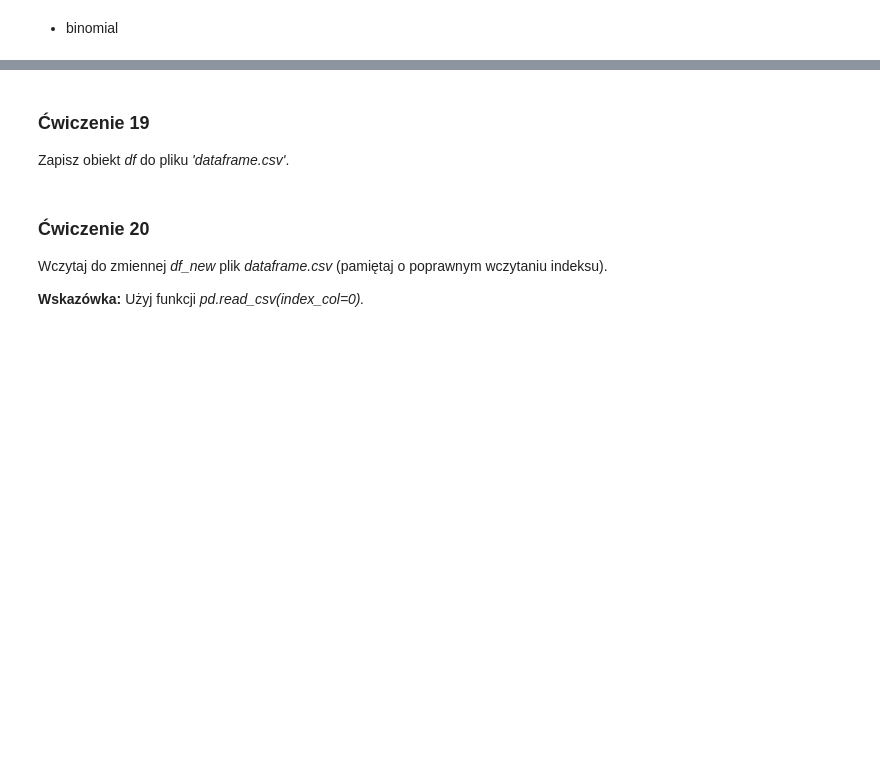
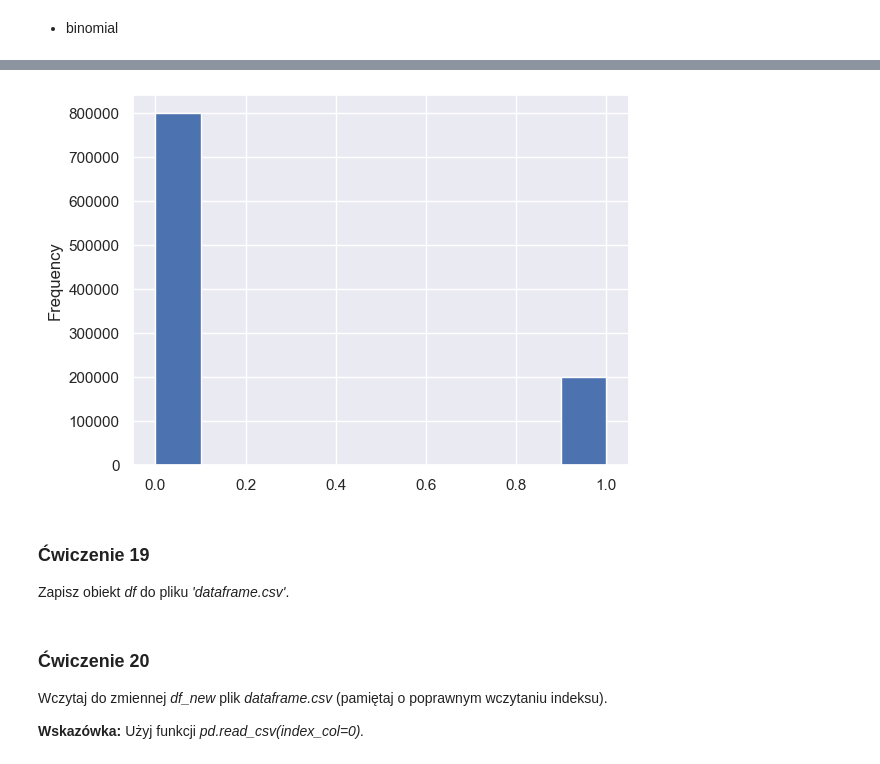
Before and after one commit to tomasz450/Analiza-danych-w-Python-11.05.26, a Jupyter notebook: 3. Pandas/Zadania/11-20.ipynb, the cells around one changed output, grey strips where cells are left out. Drawn from its saved outputs; the diff is of its cells as text; code cells hidden in the pictures; blank space fills up the shorter version.

```diff
--- a/3. Pandas/Zadania/11-20.ipynb
+++ b/3. Pandas/Zadania/11-20.ipynb
@@ -301,3 +398,7 @@ __Wskazówka:__ Użyj parametrów kind='hist', bins=20._
+# %%
+df['binomial'].plot(kind='hist');
+# %% [output]
+[figure, added]
 # %% [markdown]
 ### <a name='9'></a> Ćwiczenie 19
 Zapisz obiekt _df_ do pliku _'dataframe.csv'_.
```
Also changed, not shown: parts of 23 cells of this notebook, 3 other files.
